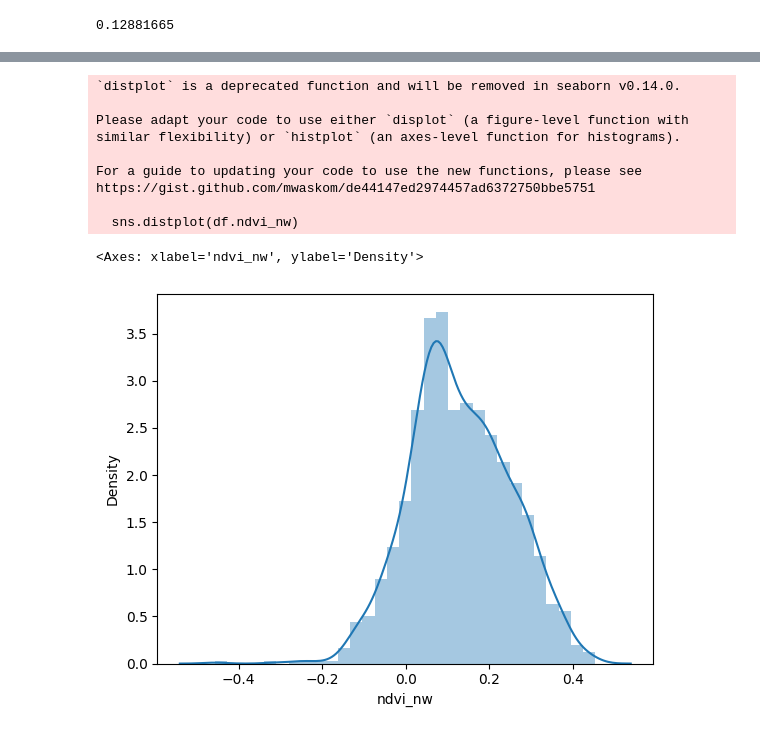
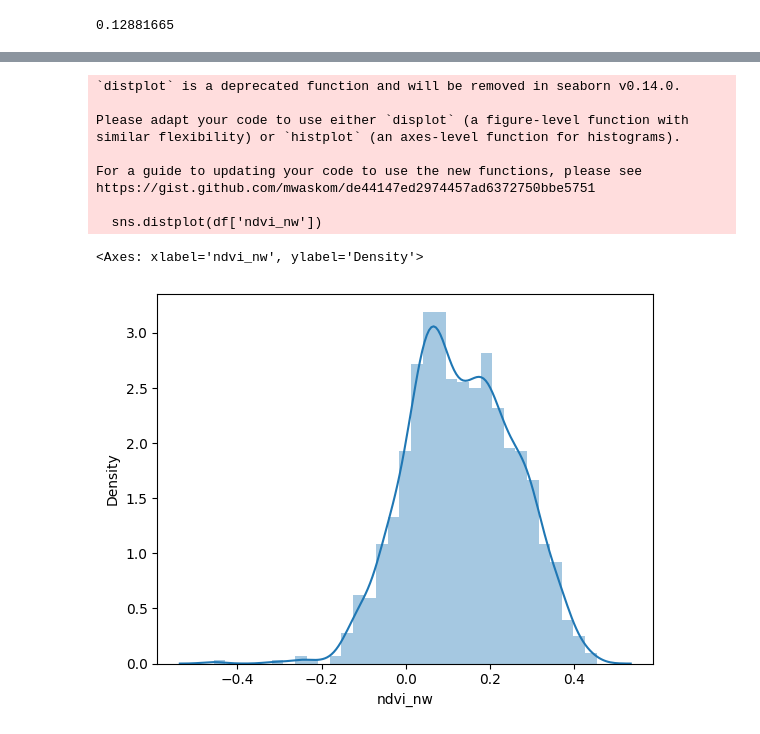
Before and after one commit to Sumitmeharwade/dengAI, a Jupyter notebook: DengAI.ipynb, the cells around one changed output, grey strips where cells are left out. Saved outputs shown, nothing was run; the diff lists cells and outputs as text; code cells hidden in the pictures.

```diff
--- a/DengAI.ipynb
+++ b/DengAI.ipynb
@@ -9,3 +13,5 @@ import matplotlib.pyplot as plt
 # %%
-df = pd.read_csv('/content/dengue_features_train.csv')
+df_f=pd.read_csv('/content/dengAI/DataSets/dengue_features_train.csv')
+df_l = pd. read_csv('/content/dengAI/DataSets/dengue_labels_train.csv')
+
 #importing the dataset
@@ -12,7 +26,4 @@ df = pd.read_csv('/content/dengue_features_train.csv')
 # %%
-df_f=pd.read_csv('/content/dengue_features_train.csv')
-df_l = pd. read_csv('/content/dengue_labels_train.csv')
-
-df = pd.merge(df_f,df_l,on=('weekofyear','year'),how='outer')
+df = pd.merge(df_f,df_l,on=('city','weekofyear','year'),how='outer')
 df.head()
 # %% [output]
@@ -158,24 +166,37 @@ mean_station_min_temp_c = round(df[~df['station_min_temp_c'].isnull()]['station_
 mean_ndvi_ne = round(df[~df['ndvi_ne'].isnull()]['ndvi_ne'].mean(),6)
 mean_ndvi_nw = round(df[~df['ndvi_nw'].isnull()]['ndvi_nw'].mean(),6)
 mean_reanalysis_air_temp_k = round(df[~df['reanalysis_air_temp_k'].isnull()]['reanalysis_air_temp_k'].mean(),6)
+mean_station_diur_temp_rng_c = round(df[~df['station_diur_temp_rng_c'].isnull()]['station_diur_temp_rng_c'].mean(),6)
+mean_relative_humidity_percent = round(df[~df['reanalysis_relative_humidity_percent'].isnull()]['reanalysis_relative_humidity_percent'].mean(),6)
 
 
 
+median_precip_amt_kg_per_m2 = round(df[~df['reanalysis_precip_amt_kg_per_m2'].isnull()]['reanalysis_precip_amt_kg_per_m2'].median(),6)
+median_sat_precip_amt_mm = round(df[~df['reanalysis_sat_precip_amt_mm'].isnull()]['reanalysis_sat_precip_amt_mm'].median(),6)
+median_specific_humidity = round(df[~df['reanalysis_specific_humidity_g_per_kg'].isnull()]['reanalysis_specific_humidity_g_per_kg'].median(),6)
 median_station_precip_mm = round(df[~df['station_precip_mm'].isnull()]['station_precip_mm'].median(),6)
 median_precipitation_amt_mm = round(df[~df['precipitation_amt_mm'].isnull()]['precipitation_amt_mm'].median(),6)
 median_reanalysis_dew_point_temp_k = round(df[~df['reanalysis_dew_point_temp_k'].isnull()]['reanalysis_dew_point_temp_k'].median(),6)
 median_reanalysis_max_air_temp_k = round(df[~df['reanalysis_max_air_temp_k'].isnull()]['reanalysis_max_air_temp_k'].median(),6)
 median_reanalysis_min_air_temp_k = round(df[~df['reanalysis_min_air_temp_k'].isnull()]['reanalysis_min_air_temp_k'].median(),6)
+median_reanalysis_tdtr_k = round(df[~df['reanalysis_tdtr_k'].isnull()]['reanalysis_tdtr_k'].median(),6)
 # %%
 df['reanalysis_avg_temp_k'].fillna(value=mean_avg_temp,inplace=True)
 df['station_avg_temp_c'].fillna(value=mean_station_avg_temp_c,inplace=True)
 df['station_max_temp_c'].fillna(value=mean_station_max_temp_c,inplace=True)
 df['station_min_temp_c'].fillna(value=mean_station_min_temp_c,inplace=True)
-df['ndvi_ne'].fillna(value=median_station_precip_mm,inplace=True)
-df['ndvi_nw'].fillna(value=median_station_precip_mm,inplace=True)
-df['reanalysis_air_temp_k'].fillna(value=median_station_precip_mm,inplace=True)
+df['ndvi_ne'].fillna(value=mean_ndvi_ne,inplace=True)
+df['ndvi_nw'].fillna(value=mean_ndvi_nw,inplace=True)
+df['reanalysis_air_temp_k'].fillna(value=mean_reanalysis_air_temp_k,inplace=True)
+df['station_diur_temp_rng_c'].fillna(value=mean_station_diur_temp_rng_c,inplace=True)
+df['reanalysis_relative_humidity_percent'].fillna(value=mean_relative_humidity_percent,inplace=True)
+
 df['station_precip_mm'].fillna(value=median_station_precip_mm,inplace=True)
-df['precipitation_amt_mm'].fillna(value=median_station_precip_mm,inplace=True)
-df['reanalysis_dew_point_temp_k'].fillna(value=median_station_precip_mm,inplace=True)
-df['reanalysis_max_air_temp_k'].fillna(value=median_station_precip_mm,inplace=True)
-df['reanalysis_min_air_temp_k'].fillna(value=median_station_precip_mm,inplace=True)
+df['precipitation_amt_mm'].fillna(value=median_precipitation_amt_mm,inplace=True)
+df['reanalysis_dew_point_temp_k'].fillna(value=median_reanalysis_dew_point_temp_k,inplace=True)
+df['reanalysis_max_air_temp_k'].fillna(value=median_reanalysis_max_air_temp_k,inplace=True)
+df['reanalysis_min_air_temp_k'].fillna(value=median_reanalysis_min_air_temp_k,inplace=True)
+df['reanalysis_precip_amt_kg_per_m2'].fillna(value=median_precip_amt_kg_per_m2,inplace=True)
+df['reanalysis_sat_precip_amt_mm'].fillna(value=median_sat_precip_amt_mm,inplace=True)
+df['reanalysis_specific_humidity_g_per_kg'].fillna(value=median_specific_humidity,inplace=True)
+df['reanalysis_tdtr_k'].fillna(value=median_reanalysis_tdtr_k,inplace=True)
@@ -303,14 +272,14 @@ plt.bar(df['year'], df['ndvi_ne'], color ='black',
 # %%
-sns.distplot(df.ndvi_nw)
+sns.distplot(df['ndvi_nw'])
 # %% [output]
 `distplot` is a deprecated function and will be removed in seaborn v0.14.0.
 
 Please adapt your code to use either `displot` (a figure-level function with
 similar flexibility) or `histplot` (an axes-level function for histograms).
 
 For a guide to updating your code to use the new functions, please see
 https://gist.github.com/mwaskom/de44147ed2974457ad6372750bbe5751
 
-  sns.distplot(df.ndvi_nw)
+  sns.distplot(df['ndvi_nw'])
 <Axes: xlabel='ndvi_nw', ylabel='Density'>
-[figure, old version]
+[figure, new version]
```
Also changed, not shown: parts of 46 cells of this notebook.
